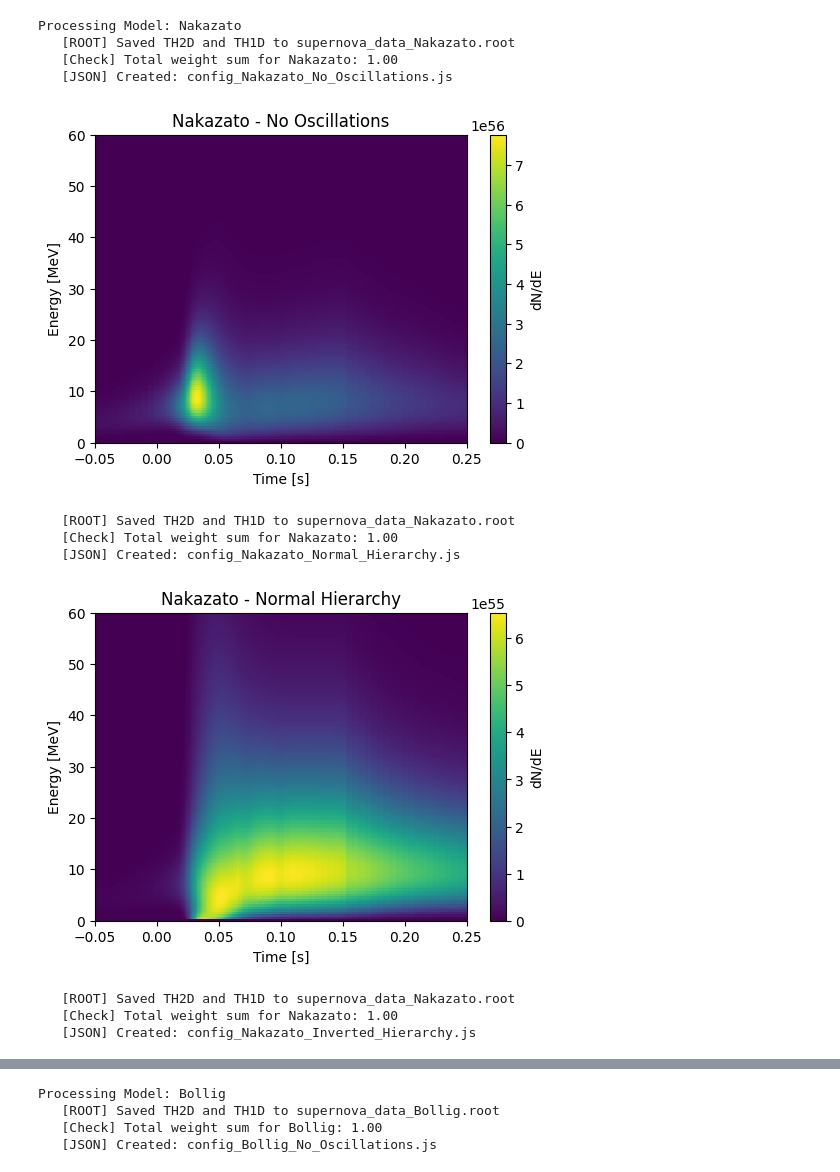
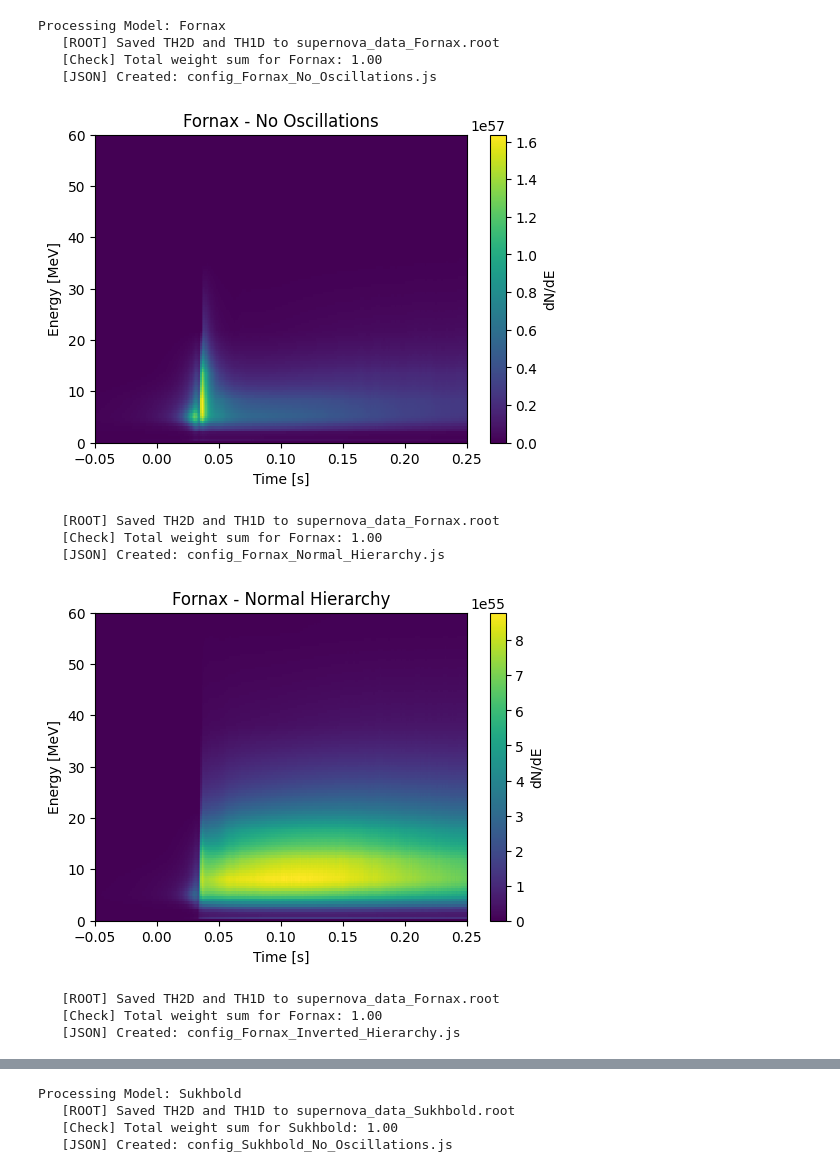
Before and after one commit to IakovosTzoka/SuperNova-Work, a Jupyter notebook: output/SNEWPY_Json_Root_File_Generation.ipynb, the cells around one changed output, grey strips where cells are left out. Saved outputs shown, nothing was run; the diff lists cells and outputs as text; code cells hidden in the pictures.

```diff
--- a/output/SNEWPY_Json_Root_File_Generation.ipynb
+++ b/output/SNEWPY_Json_Root_File_Generation.ipynb
@@ -5,7 +5,7 @@ import matplotlib.pyplot as plt
 import pandas as pd
 import ROOT
 import array
-from snewpy.models.ccsn import Nakazato_2013, Bollig_2016
+from snewpy.models.ccsn import Nakazato_2013, Bollig_2016, Fornax_2021, Sukhbold_2015
 from snewpy.neutrino import Flavor, MassHierarchy
 from snewpy.flavor_transformation import NoTransformation, AdiabaticMSW
 
@@ -54,15 +54,16 @@ def write_marley_config(model_name, label, energies, weights, e_max):
     print(f"   [JSON] Created: {filename}")
 
 # --- Initialize Supernova Models ---
-nakazato = Nakazato_2013(
-    progenitor_mass=20 * u.solMass,
-    revival_time=100 * u.ms,
-    metallicity=0.004,
-    eos='shen'
-)
-bollig = Bollig_2016(progenitor_mass=27 * u.solMass)
+#nakazato = Nakazato_2013(progenitor_mass=20 * u.solMass,revival_time=100 * u.ms,metallicity=0.004,eos='shen')
+#bollig = Bollig_2016(progenitor_mass=27 * u.solMass)
 
-models = {"Nakazato": nakazato, "Bollig": bollig}
+fornax = Fornax_2021(progenitor_mass=25*u.solMass)
+
+sukhbold = Sukhbold_2015(progenitor_mass=27*u.solMass, eos='LS220')
+
+#Add to models function if you want to include the Bollig and Nakazato models in the loop. They are currently excluded to focus on the new Fornax and Sukhbold models.
+
+models = {"Fornax": fornax, "Sukhbold": sukhbold}
 
 
 
@@ -93,6 +94,7 @@ for model_name, model in models.items():
         # Get spectra (shape: time x energy)
         spectra = model.get_transformed_spectra(model.time, E_bins, transform)
         spec_nue = spectra[flavor].to_value(1 / (u.s * u.MeV))
+        spec_nue = np.clip(spec_nue, 0, None)
 
        # 1. --- Prepare ROOT File and Buffers ---
         root_file_name = f"supernova_data_{model_name}.root"
@@ -128,6 +130,7 @@ for model_name, model in models.items():
         # 3. --- 1D Time-Integrated TH1D ---
         # Integrate over time to get dN/dE
         counts_vs_energy = np.trapz(spec_nue, x=times, axis=0)
+        counts_vs_energy = np.clip(counts_vs_energy, 0, None)   # ← add this to ensure no negative values
 
         # Ensure 1D data matches 1D bin count
         if len(counts_vs_energy) >= len(y_buffer):
@@ -148,42 +151,42 @@ for model_name, model in models.items():
         th1.Write("", ROOT.TObject.kOverwrite)
         tf.Close()
 
         print(f"   [ROOT] Saved TH2D and TH1D to {root_file_name}")
 
         # 3. --- Area-Normalized MARLEY Config ---
         total_integral = np.sum(counts_vs_energy)
         if total_integral > 0:
             area_norm_weights = counts_vs_energy / total_integral
         else:
             area_norm_weights = counts_vs_energy
 
         # Debug print to satisfy advisor's requirement
         print(f"   [Check] Total weight sum for {model_name}: {np.sum(area_norm_weights):.2f}")
 
         energies_left = e_edges[:-1]
         e_max_val = e_edges[-1]
         write_marley_config(model_name, label, energies_left, area_norm_weights, e_max_val)
 
         # 4. --- Matplotlib Plotting (Optional Visual) ---
         plt.figure(figsize=(6, 4))
         plt.pcolormesh(times, e_edges, spec_nue.T, shading='auto')
         plt.title(f"{model_name} - {label}")
         plt.xlabel("Time [s]")
         plt.ylabel("Energy [MeV]")
         plt.colorbar(label="dN/dE")
         plt.xlim(-0.05, 0.25)
         plt.ylim(0, 60)
         plt.show()
 # %% [output]
-Processing Model: Nakazato
-   [ROOT] Saved TH2D and TH1D to supernova_data_Nakazato.root
-   [Check] Total weight sum for Nakazato: 1.00
-   [JSON] Created: config_Nakazato_No_Oscillations.js
+Processing Model: Fornax
+   [ROOT] Saved TH2D and TH1D to supernova_data_Fornax.root
+   [Check] Total weight sum for Fornax: 1.00
+   [JSON] Created: config_Fornax_No_Oscillations.js
-[figure, old version]
+[figure, new version]
-   [ROOT] Saved TH2D and TH1D to supernova_data_Nakazato.root
-   [Check] Total weight sum for Nakazato: 1.00
-   [JSON] Created: config_Nakazato_Normal_Hierarchy.js
+   [ROOT] Saved TH2D and TH1D to supernova_data_Fornax.root
+   [Check] Total weight sum for Fornax: 1.00
+   [JSON] Created: config_Fornax_Normal_Hierarchy.js
-[figure, old version]
+[figure, new version]
-   [ROOT] Saved TH2D and TH1D to supernova_data_Nakazato.root
-   [Check] Total weight sum for Nakazato: 1.00
-   [JSON] Created: config_Nakazato_Inverted_Hierarchy.js
+   [ROOT] Saved TH2D and TH1D to supernova_data_Fornax.root
+   [Check] Total weight sum for Fornax: 1.00
+   [JSON] Created: config_Fornax_Inverted_Hierarchy.js
@@ -191,4 +194,4 @@ Processing Model: Nakazato
-Processing Model: Bollig
-   [ROOT] Saved TH2D and TH1D to supernova_data_Bollig.root
-   [Check] Total weight sum for Bollig: 1.00
-   [JSON] Created: config_Bollig_No_Oscillations.js
+Processing Model: Sukhbold
+   [ROOT] Saved TH2D and TH1D to supernova_data_Sukhbold.root
+   [Check] Total weight sum for Sukhbold: 1.00
+   [JSON] Created: config_Sukhbold_No_Oscillations.js
```
Also changed, not shown: parts of 4 cells of this notebook, 1 other file.
